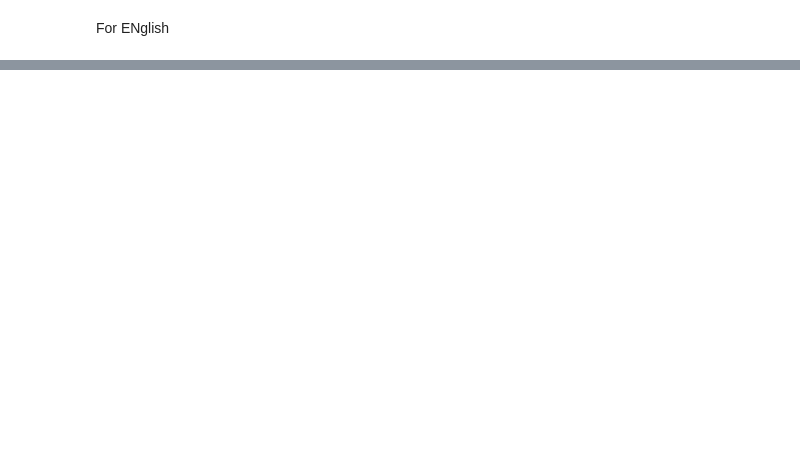
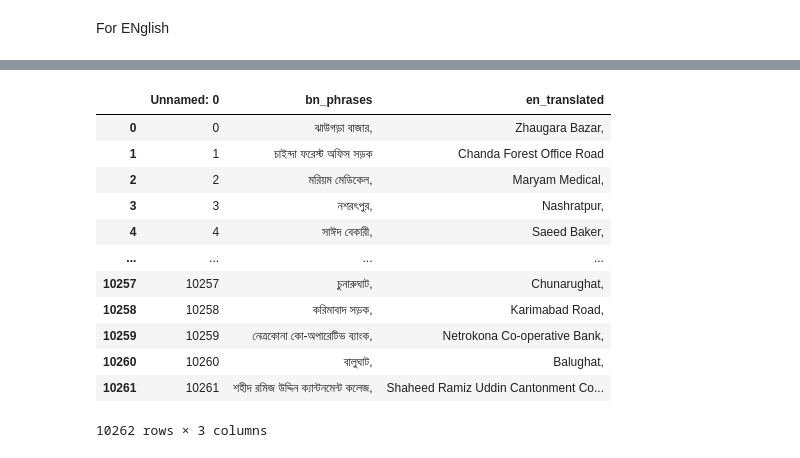
Before and after one commit to RakibulHoque/kedro_101, a Jupyter notebook: _101/notebooks/playground.ipynb, the cells around one changed output, grey strips where cells are left out. Cells and saved outputs as stored; diff of their text form; code cells hidden in the pictures; blank space fills up the shorter version.

```diff
--- a/_101/notebooks/playground.ipynb
+++ b/_101/notebooks/playground.ipynb
@@ -9,5 +28,2 @@ poi_data = catalog.load("bangladesh_pois_json@local")
-# %%
-gadm_data = catalog.load("geojson_bangladesh")
-gadm_data
 # %% [markdown]
 Cleaning Data
@@ -28,2 +29,0 @@ Translator
-# %%
-poi_data = catalog.load("bn_phrases")
@@ -59,2 +29,0 @@ translation
-# %%
-bn_phrases = catalog.load("bn_phrases")
@@ -88,4 +30,5 @@ translated_data_bn_to_en.to_csv("needed_bn_to_en.csv")
 # %% [markdown]
 For ENglish
 # %%
-en_phrases = catalog.load("en_phrases")
+en_phrases = catalog.load("bn_phrases")
+translated_en2bn_data = catalog.load("translated_bn2en_data")
@@ -155,2 +54,18 @@ translated_data_en_to_bn
+# %%
+translated_en2bn_data
+# %% [output]
+|  | Unnamed: 0 | bn_phrases | en_translated |
+| 0 | 0 | ঝাউগড়া বাজার, | Zhaugara Bazar, |
+| 1 | 1 | চাইন্দা ফরেস্ট অফিস সড়ক | Chanda Forest Office Road |
+| 2 | 2 | মরিয়ম মেডিকেল, | Maryam Medical, |
+| 3 | 3 | নশরৎপুর, | Nashratpur, |
+| 4 | 4 | সাঈদ বেকারী, | Saeed Baker, |
+| ... | ... | ... | ... |
+| 10257 | 10257 | চুনারুঘাট, | Chunarughat, |
+| 10258 | 10258 | করিমাবাদ সড়ক, | Karimabad Road, |
+| 10259 | 10259 | নেত্রকোনা কো-অপারেটিভ ব্যাংক, | Netrokona Co-operative Bank, |
+| 10260 | 10260 | বালুঘাট, | Balughat, |
+| 10261 | 10261 | শহীদ রমিজ উদ্দিন ক্যান্টনমেন্ট কলেজ, | Shaheed Ramiz Uddin Cantonment Co... |
+10262 rows × 3 columns
 # %%
 import pandas as pd
```
Also changed, not shown: parts of 68 cells of this notebook, 40 other files.
